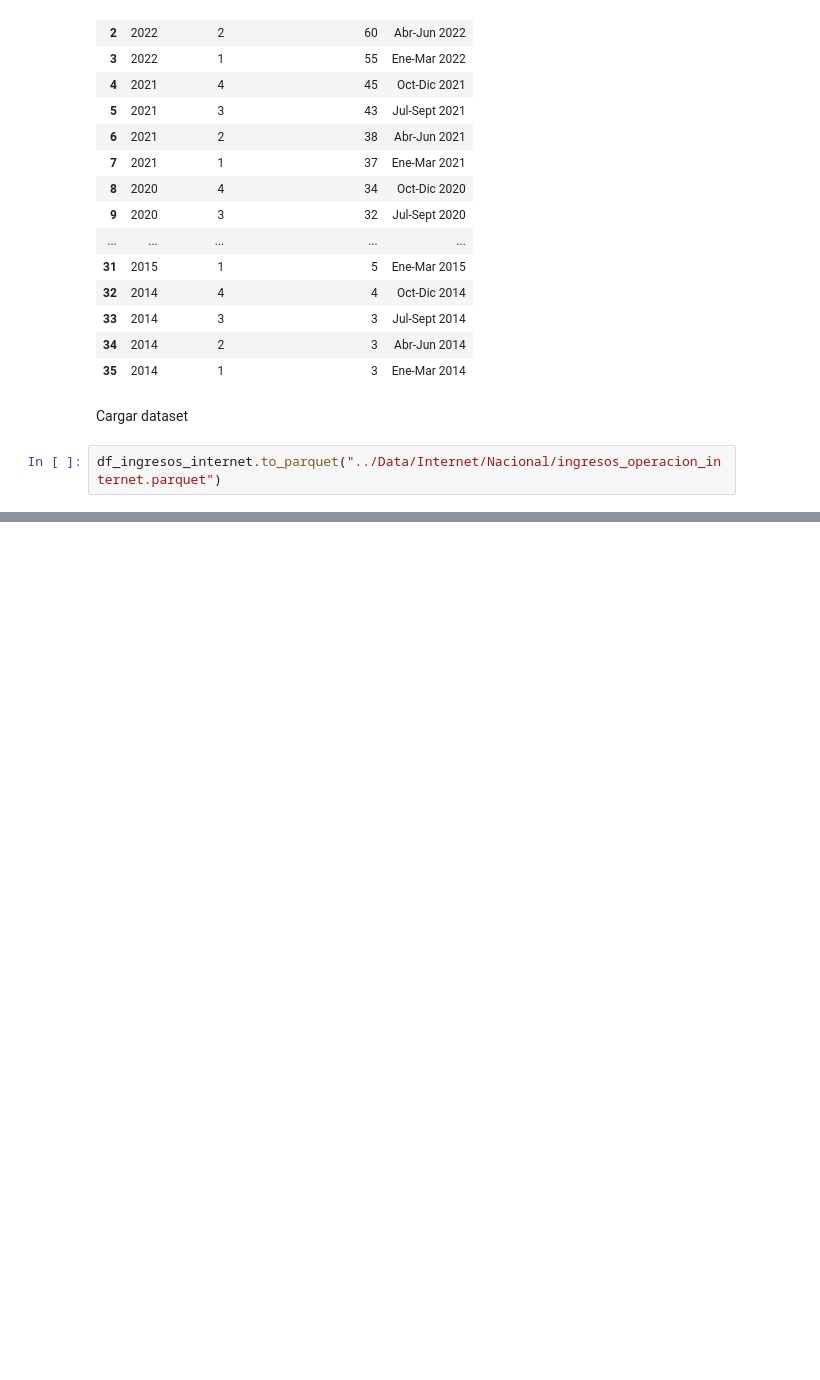
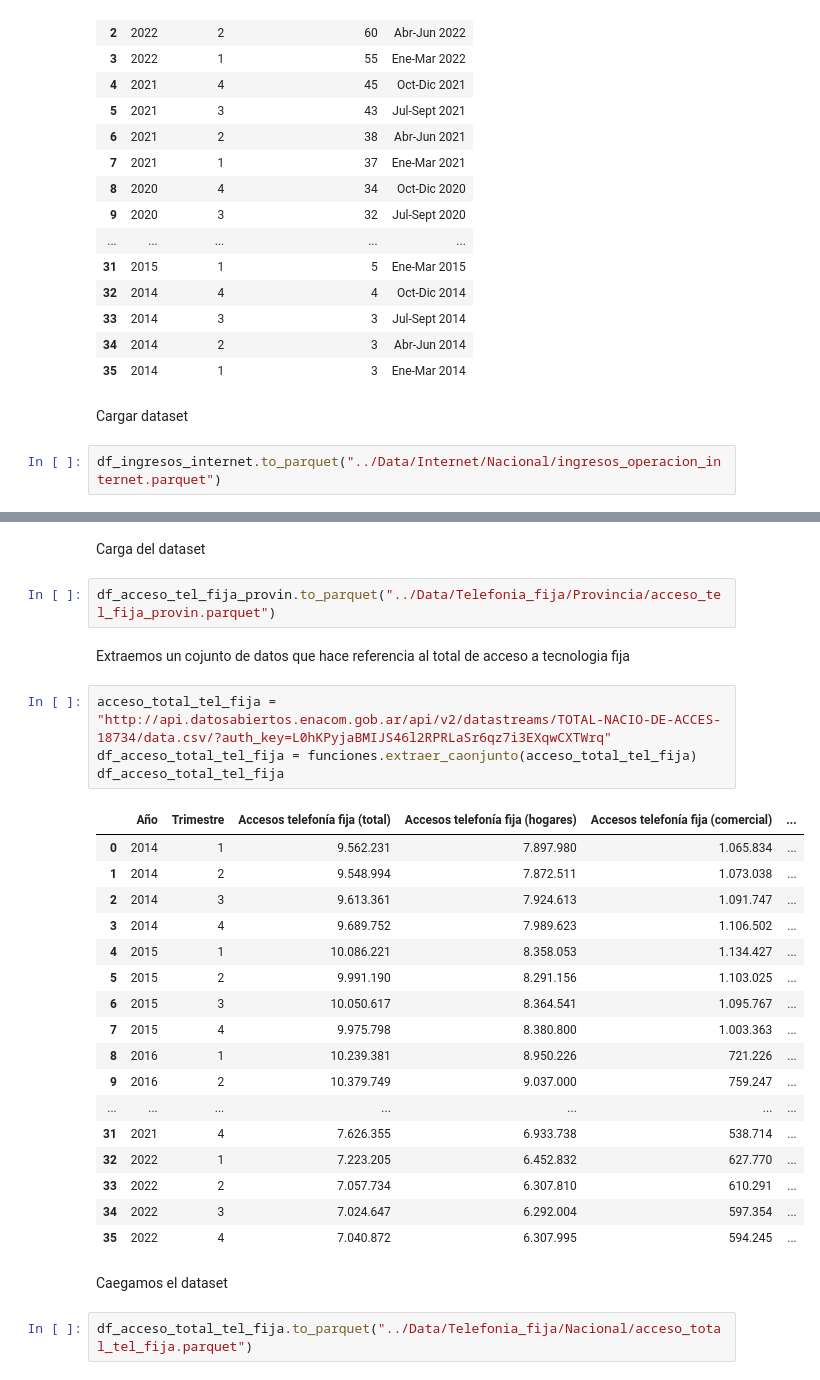
Before and after one commit to freddyv1828/Telecomunicaciones, a Jupyter notebook: Notebooks/Extraccion.ipynb, the cells around one changed output, grey strips where cells are left out. Saved outputs shown, nothing was run; the diff lists cells and outputs as text; blank space fills up the shorter version.

```diff
--- a/Notebooks/Extraccion.ipynb
+++ b/Notebooks/Extraccion.ipynb
@@ -186,0 +319,32 @@ df_ingresos_internet.to_parquet("../Data/Internet/Nacional/ingresos_operacion_in
+# %% [markdown]
+Carga del dataset
+# %%
+df_acceso_tel_fija_provin.to_parquet("../Data/Telefonia_fija/Provincia/acceso_tel_fija_provin.parquet")
+# %% [markdown]
+Extraemos un cojunto de datos que hace referencia al total de acceso a tecnologia fija
+# %%
+acceso_total_tel_fija = "http://api.datosabiertos.enacom.gob.ar/api/v2/datastreams/TOTAL-NACIO-DE-ACCES-18734/data.csv/?auth_key=L0hKPyjaBMIJS46l2RPRLaSr6qz7i3EXqwCXTWrq"
+df_acceso_total_tel_fija = funciones.extraer_caonjunto(acceso_total_tel_fija)
+df_acceso_total_tel_fija
+# %% [output]
+|  | Año | Trimestre | Accesos telefonía fija (total) | Accesos telefonía fija (hogares) | Accesos telefonía fija (comercial) | ... |
+| 0 | 2014 | 1 | 9.562.231 | 7.897.980 | 1.065.834 | ... |
+| 1 | 2014 | 2 | 9.548.994 | 7.872.511 | 1.073.038 | ... |
+| 2 | 2014 | 3 | 9.613.361 | 7.924.613 | 1.091.747 | ... |
+| 3 | 2014 | 4 | 9.689.752 | 7.989.623 | 1.106.502 | ... |
+| 4 | 2015 | 1 | 10.086.221 | 8.358.053 | 1.134.427 | ... |
+| 5 | 2015 | 2 | 9.991.190 | 8.291.156 | 1.103.025 | ... |
+| 6 | 2015 | 3 | 10.050.617 | 8.364.541 | 1.095.767 | ... |
+| 7 | 2015 | 4 | 9.975.798 | 8.380.800 | 1.003.363 | ... |
+| 8 | 2016 | 1 | 10.239.381 | 8.950.226 | 721.226 | ... |
+| 9 | 2016 | 2 | 10.379.749 | 9.037.000 | 759.247 | ... |
+| ... | ... | ... | ... | ... | ... | ... |
+| 31 | 2021 | 4 | 7.626.355 | 6.933.738 | 538.714 | ... |
+| 32 | 2022 | 1 | 7.223.205 | 6.452.832 | 627.770 | ... |
+| 33 | 2022 | 2 | 7.057.734 | 6.307.810 | 610.291 | ... |
+| 34 | 2022 | 3 | 7.024.647 | 6.292.004 | 597.354 | ... |
+| 35 | 2022 | 4 | 7.040.872 | 6.307.995 | 594.245 | ... |
+# %% [markdown]
+Caegamos el dataset
+# %%
+df_acceso_total_tel_fija.to_parquet("../Data/Telefonia_fija/Nacional/acceso_total_tel_fija.parquet")
```
Also changed, not shown: parts of 20 cells of this notebook, 7 other files.
